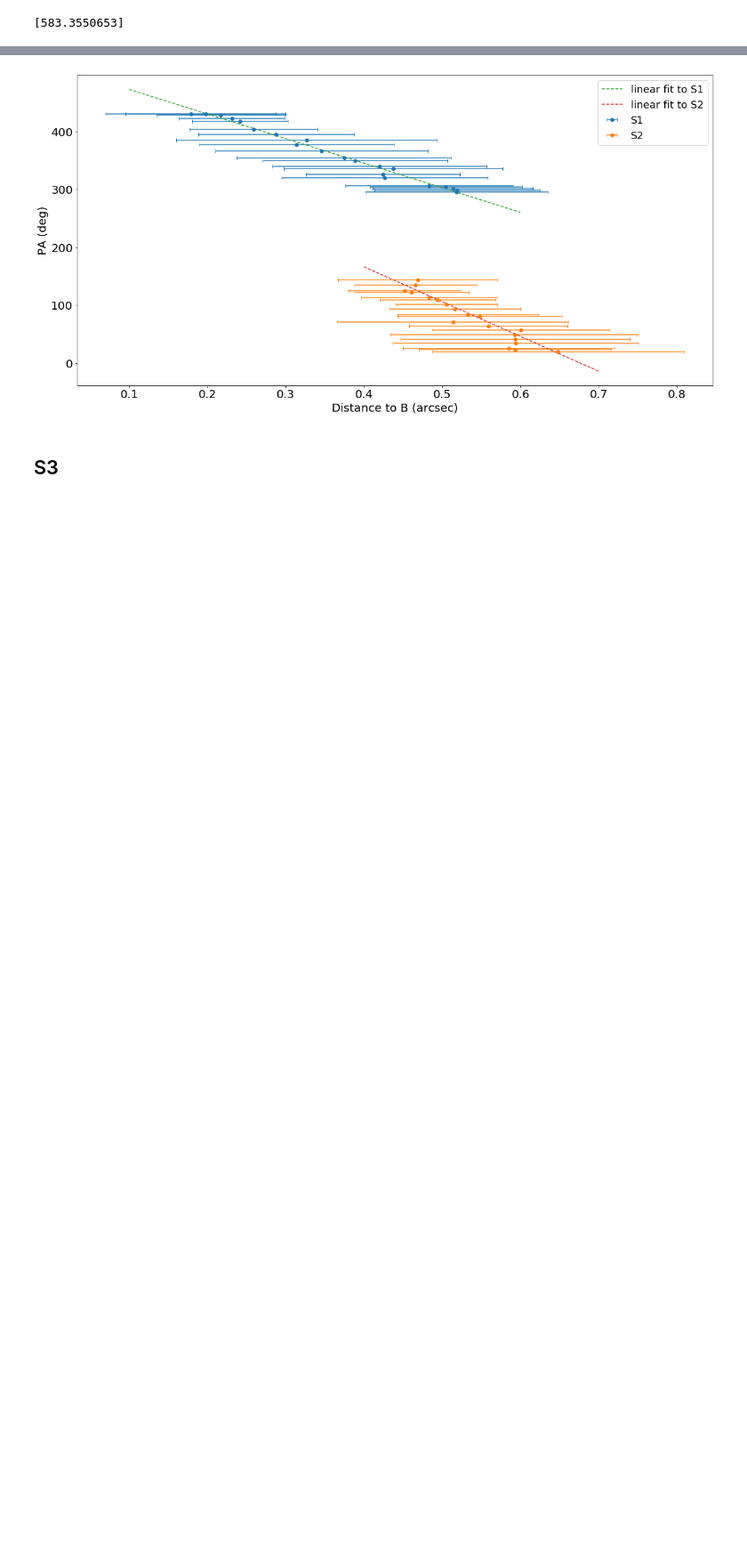
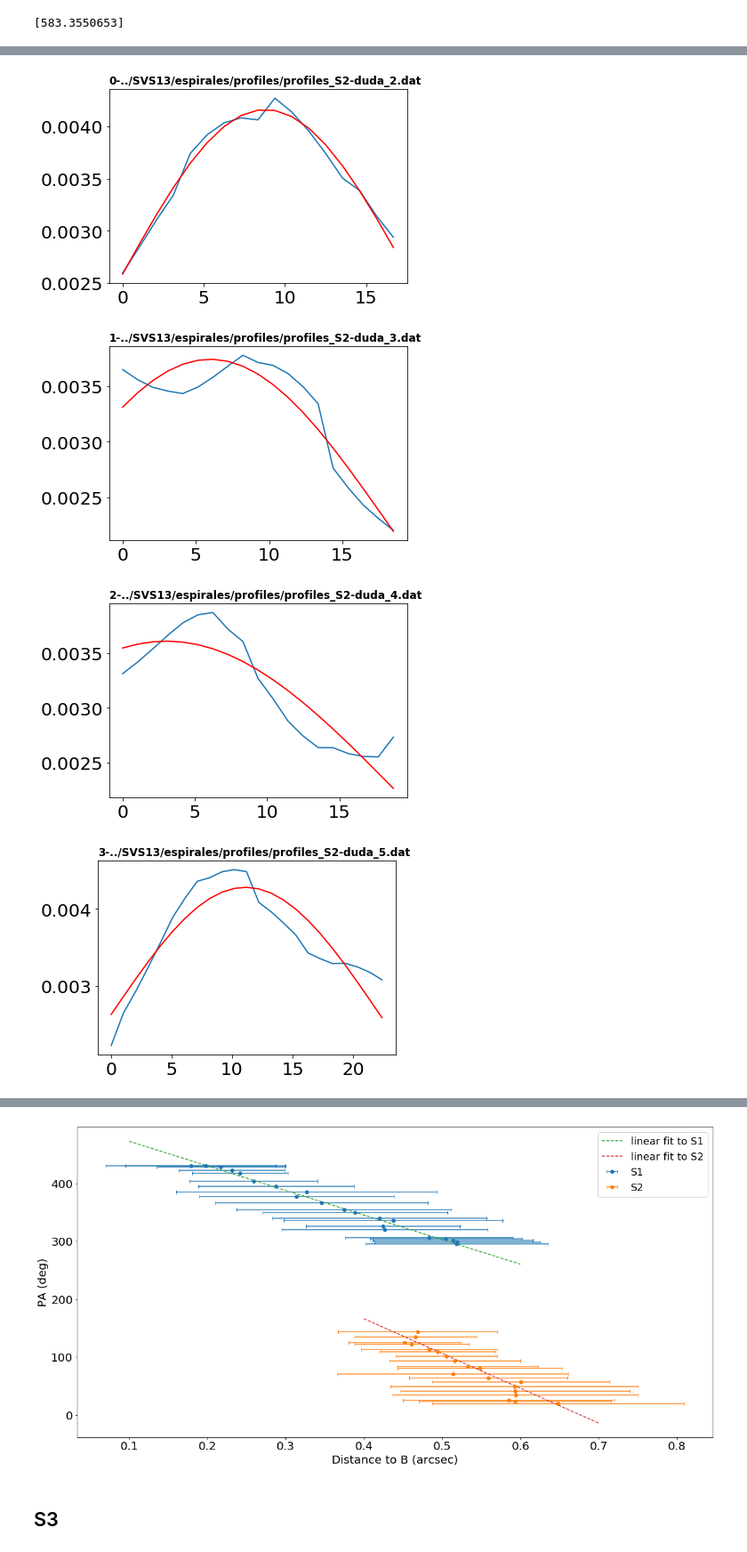
Before and after one commit to IAA-CSIC/dragom, a Jupyter notebook: Transversal profile analysis.ipynb, the cells around one changed output, grey strips where cells are left out. Shown at 89% size. Drawn from its saved outputs; the diff is of its cells as text; code cells hidden in the pictures; blank space fills up the shorter version.

```diff
--- a/Transversal profile analysis.ipynb
+++ b/Transversal profile analysis.ipynb
@@ -366,0 +426,20 @@ print(resB_S2)
+# %%
+centers = []
+amplitudes = []
+widths = []
+for i, d in enumerate(dist):
+    popt, pcov = curve_fit(prof.gaussian, dist[i], value[i]) #, maxfev = 10000
+    fit = prof.gaussian(dist[i], *popt)
+    l = len(popt)
+    amplitudes.append([popt[i] for i in range(0,l,3)])
+    centers.append([popt[i+1] for i in range(0,l,3)])
+    widths.append([popt[i+2] for i in range(0,l,3)])
+    plt.plot(dist[i], value[i])
+    plt.plot(dist[i], fit , 'r-')
+    plt.title(str(i)+'-'+file_name[i], loc='left', fontsize=12, fontweight='bold')
+    plt.show()
+# %% [output]
+[figure, added]
+[figure, added]
+[figure, added]
+[figure, added]
```
Also changed, not shown: parts of 20 cells of this notebook.
